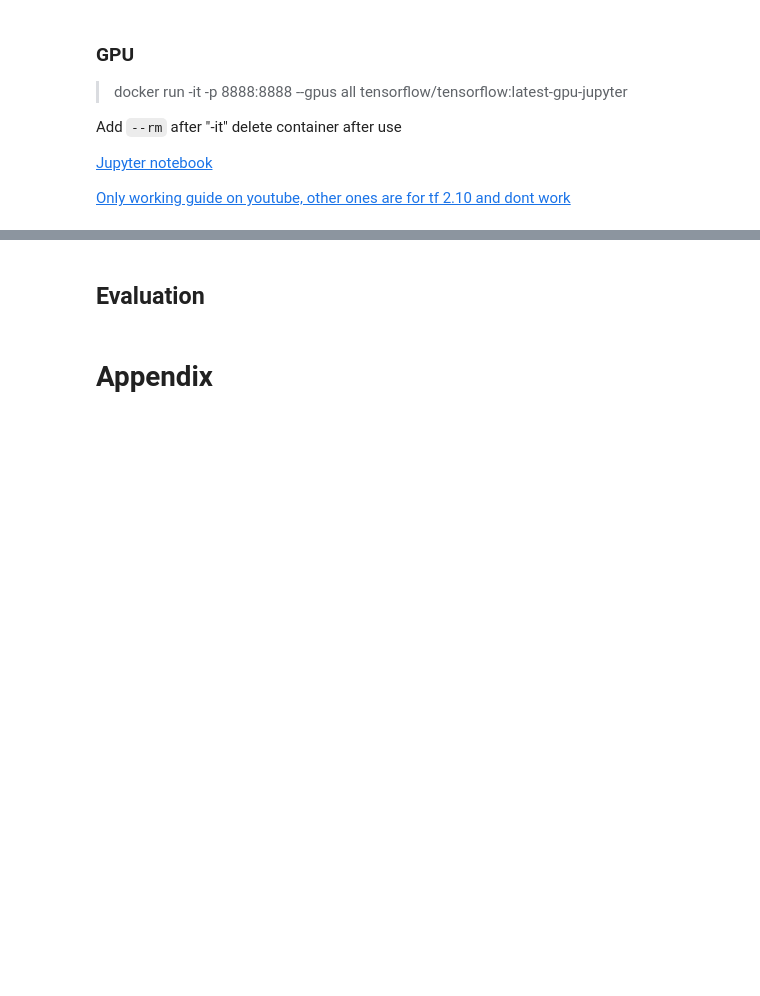
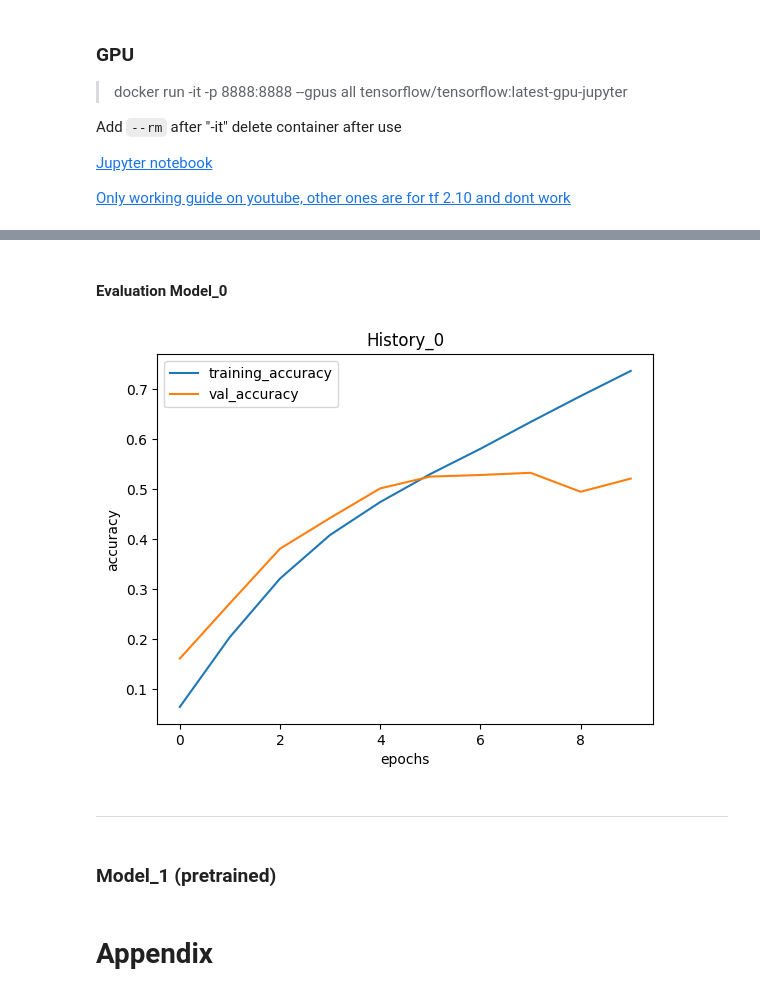
Before and after one commit to LuukvanBilsen/AI_ADV, a Jupyter notebook: notebooks/Exercise_3_CNN.ipynb, the cells around one changed output, grey strips where cells are left out. Cells and saved outputs as stored; diff of their text form; code cells hidden in the pictures; blank space fills up the shorter version.

Commit message:
finished model_0

```diff
--- a/notebooks/Exercise_3_CNN.ipynb
+++ b/notebooks/Exercise_3_CNN.ipynb
@@ -128,0 +209,10 @@ data_vali = valid_datagen.flow_from_directory(directory = dir_vali,
+# %%
+model_0.compile(loss = "categorical_crossentropy",
+                optimizer = tf.keras.optimizers.Adam(learning_rate = 0.01),
+                metrics = ["accuracy"])
+# %%
+history_0 = model_0.fit_generator(
+    data_train,
+    epochs = 10,
+    validation_data = data_vali,
+    verbose = 1)
@@ -148,2 +241,0 @@ model.compile(loss = "categorical_crossentropy",
-# %%
-history = model.fit(data_train, epochs=3, validation_data=data_vali)
@@ -150,5 +290,30 @@ history = model.fit(data_train, epochs=3, validation_data=data_vali)
 # %% [markdown]
-## Evaluation
+#### Evaluation Model_0
+# %%
+def plot_loss_curves(history):
+    loss = history.history["loss"]
+    val_loss = history.history["val_loss"]
+
+    accuracy = history.history["accuracy"]
+    val_accuracy = history.history["val_accuracy"]
+
+    epochs = range(len(history.history["loss"]))
+
+    plt.figure()
+    plt.plot(epochs, accuracy, label = "training_accuracy")
+    plt.plot(epochs, val_accuracy, label = "val_accuracy")
+    plt.title("History_0")
+    plt.ylabel("accuracy")
+    plt.xlabel("epochs")
+    plt.legend()
+# %%
+plot_loss_curves(history_0)
+# %% [output]
+[figure, added]
+# %% [markdown]
+***
+# %% [markdown]
+### Model_1 (pretrained)
 # %% [markdown]
 # Appendix
 # %% [markdown]
```
Also changed, not shown: parts of 23 cells of this notebook.
